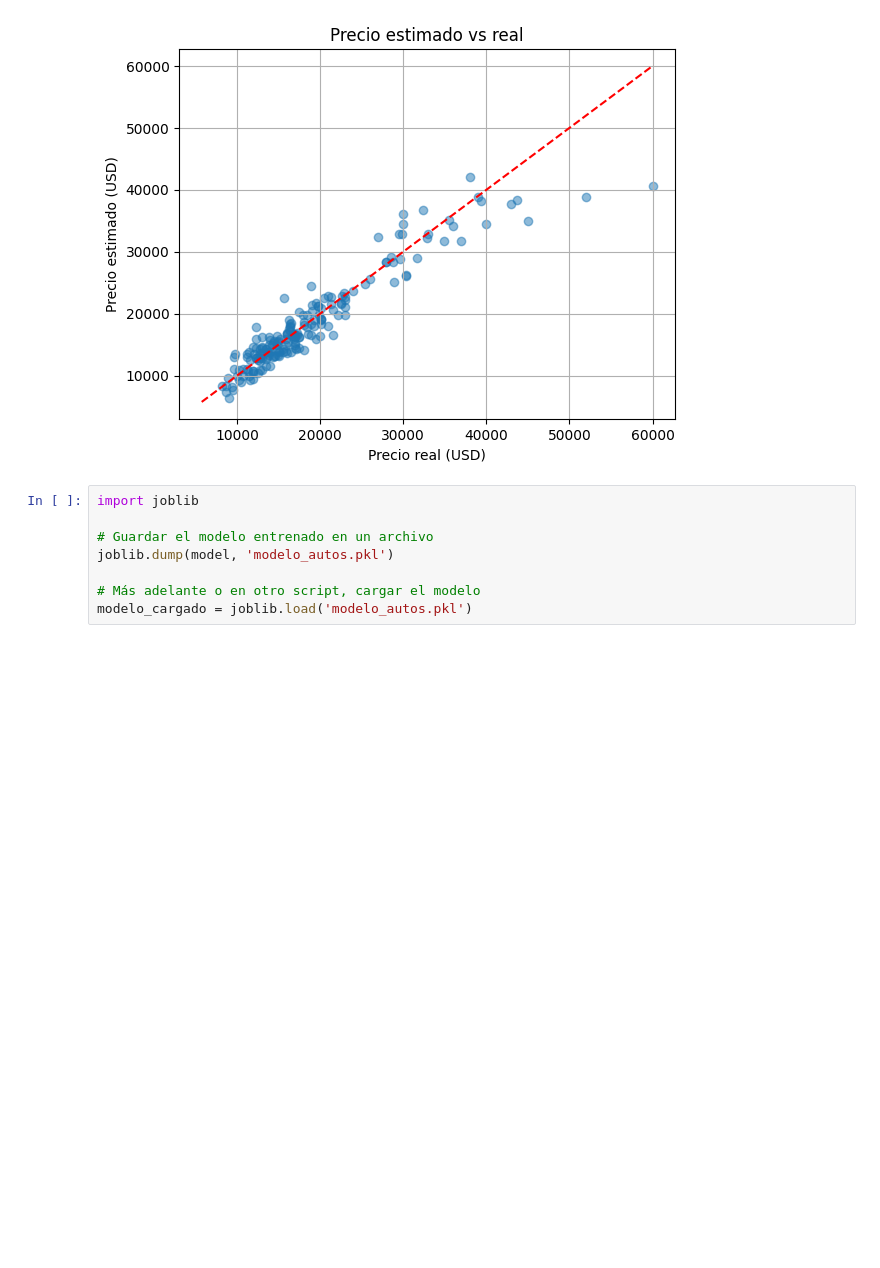
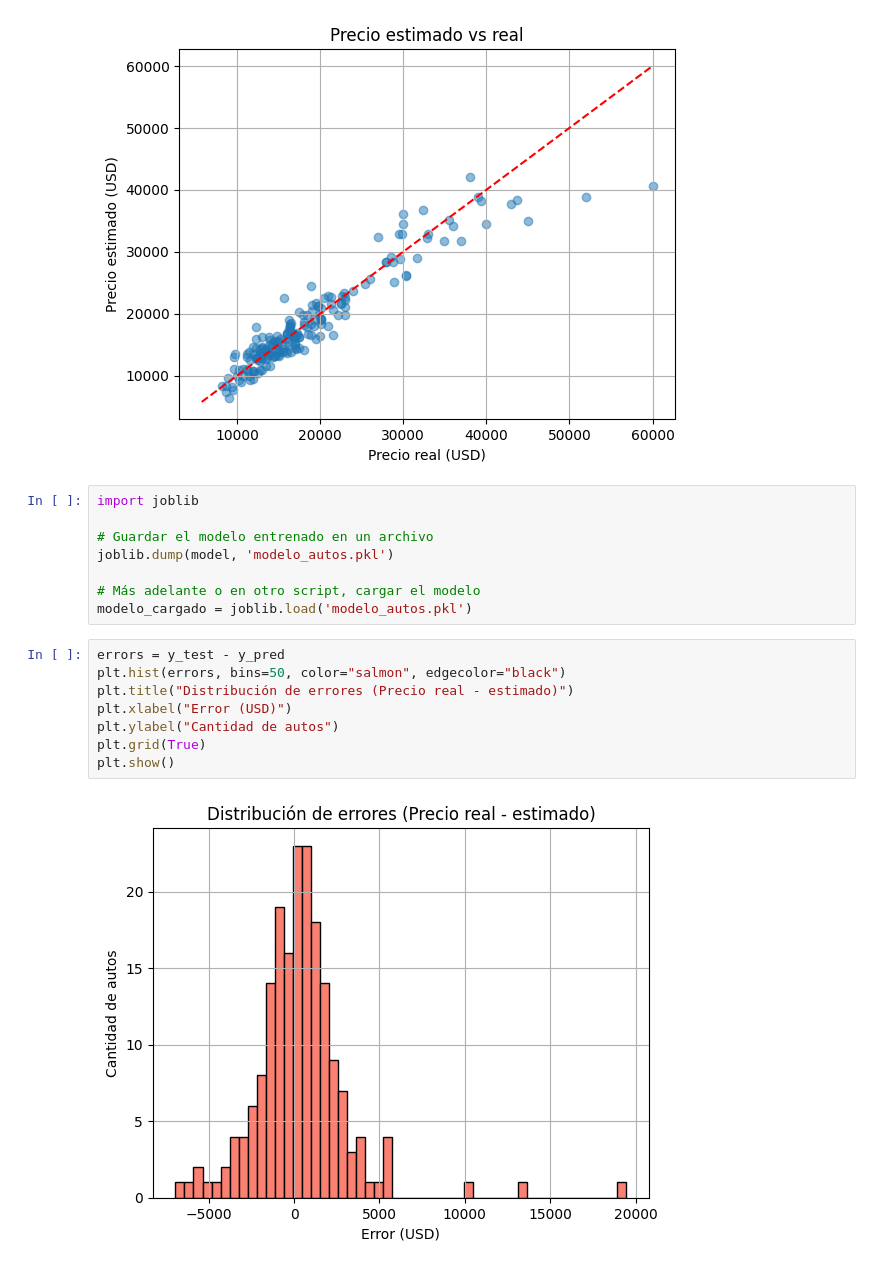
Before and after one commit to ArySuby/sasap-test, a Jupyter notebook: PreciosMercadoLibreMardelPlata_Modelo.ipynb, the cells around one changed output. Drawn from its saved outputs; the diff is of its cells as text; blank space fills up the shorter version.

```diff
--- a/PreciosMercadoLibreMardelPlata_Modelo.ipynb
+++ b/PreciosMercadoLibreMardelPlata_Modelo.ipynb
@@ -373,3 +360,13 @@ joblib.dump(model, 'modelo_autos.pkl')
 
 # Más adelante o en otro script, cargar el modelo
 modelo_cargado = joblib.load('modelo_autos.pkl')
+# %%
+errors = y_test - y_pred
+plt.hist(errors, bins=50, color="salmon", edgecolor="black")
+plt.title("Distribución de errores (Precio real - estimado)")
+plt.xlabel("Error (USD)")
+plt.ylabel("Cantidad de autos")
+plt.grid(True)
+plt.show()
+# %% [output]
+[figure, added]
```
Also changed, not shown: parts of 4 cells of this notebook.
